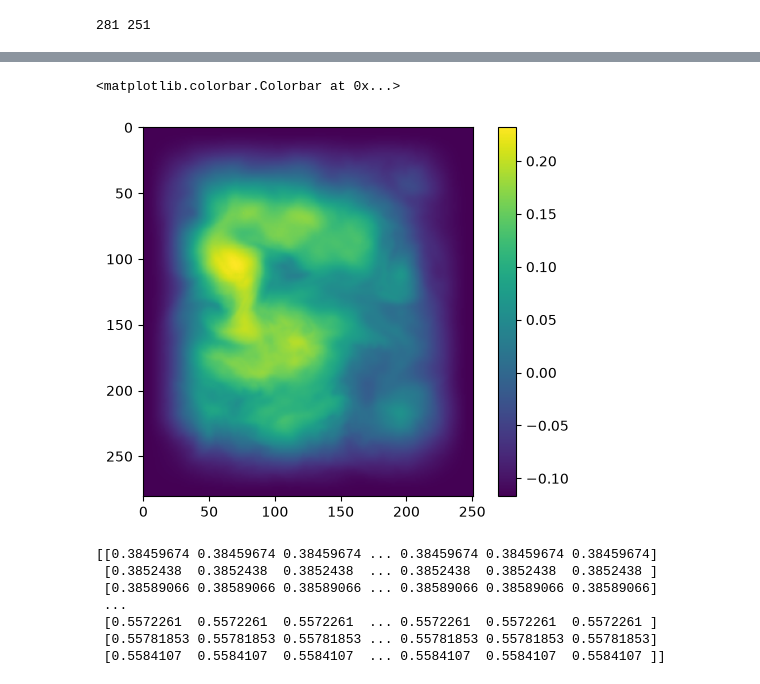
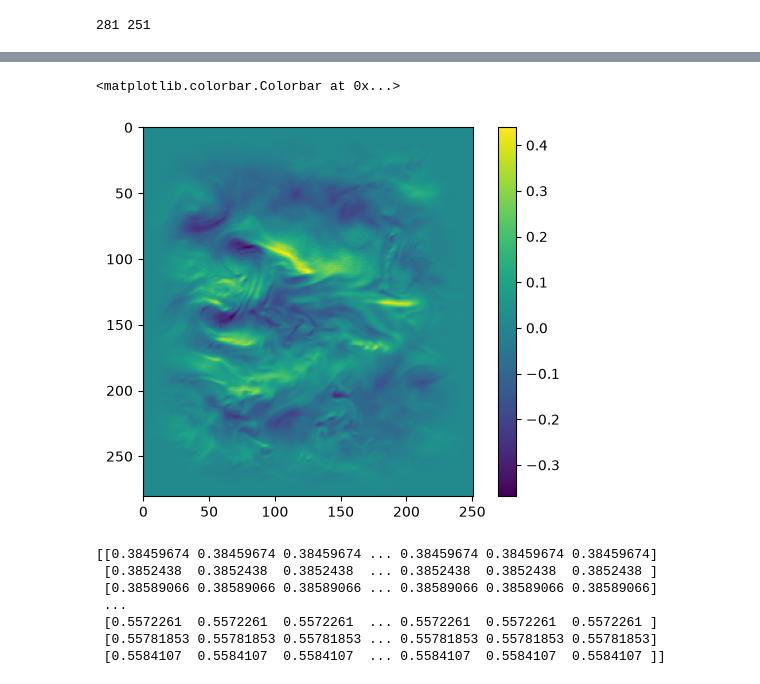
Before and after one commit to selipot/hycom-unleashed, a Jupyter notebook: hycom-spectra.ipynb, the cells around one changed output, grey strips where cells are left out. Saved outputs shown, nothing was run; the diff lists cells and outputs as text; code cells hidden in the pictures.

```diff
--- a/hycom-spectra.ipynb
+++ b/hycom-spectra.ipynb
@@ -33,8 +53,11 @@ Attributes:
 # %%
 # select a subset of the data
 data = ds.isel(time=[0,6,12,18,24])
-time = data['time']
+data_uv = dsuv.isel(time=[0, 6, 12, 18, 24], Depth=0)
+time = data["time"]
 ssh = data['ssh']
+u = data_uv['u']
+v = data_uv['v']
 print(time.values)
 # %% [output]
 ['2014-01-01T01:00:00.000000000' '2014-01-01T07:00:00.000000000'
@@ -62,6 +102,7 @@ mask = (
 ).compute()
 # %%
 region = data.where(mask, drop=True)
-region
+region_uv = data_uv.where(mask, drop=True)
+region_uv
 # %% [output]
 <xarray.Dataset> Size: 3MB
@@ -86,5 +132,7 @@ Attributes:
 # %%
 ssh = region["ssh"]
+u = region_uv["u"]
+v = region_uv["v"]
 Longitude = region["Longitude"]
 Latitude = region["Latitude"]
 nj,ni = ssh.shape[1], ssh.shape[2]
@@ -114,6 +162,8 @@ def apply_tukey_window(data):
 
 # Apply Hann windowing
 ssh_windowed= apply_tukey_window(ssh)
+u_windowed = apply_tukey_window(u)
+v_windowed = apply_tukey_window(v)
 # %% [output]
 0
 1
@@ -123,10 +183,10 @@ ssh_windowed= apply_tukey_window(ssh)
 # %%
 plt.figure()
-plt.imshow(ssh_windowed[4,:,:])
+plt.imshow(u_windowed[4,:,:])
 plt.colorbar()
 # %% [output]
 <matplotlib.colorbar.Colorbar at 0x...>
-[figure, old version]
+[figure, new version]
 # %%
 def compute_dx_dy_from_latlon(XC, YC):
     """
```
Also changed, not shown: parts of 17 cells of this notebook.
